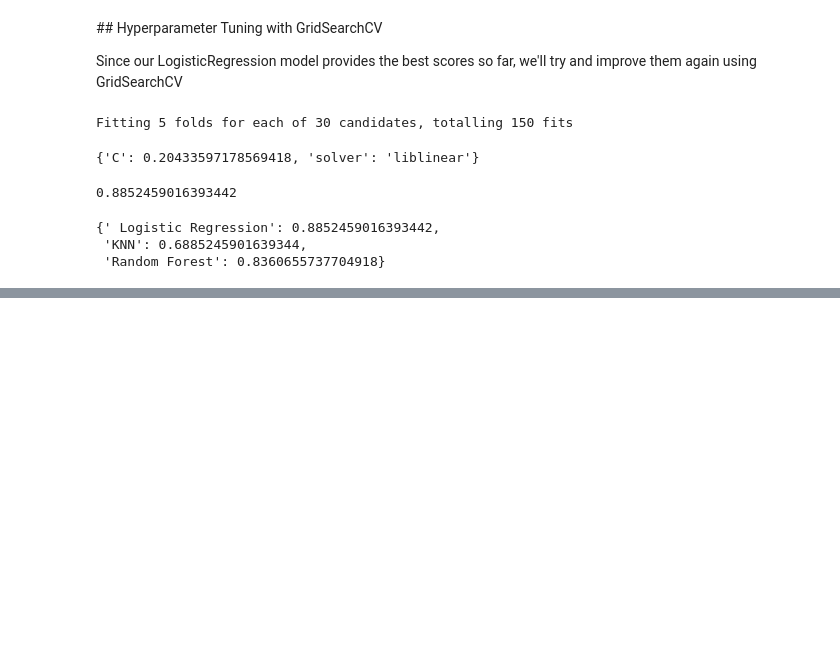
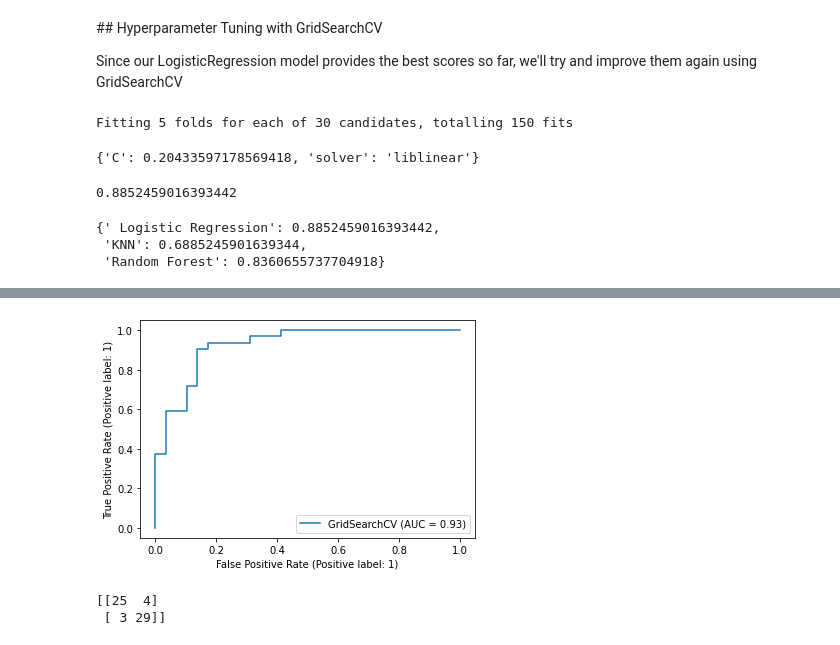
Before and after one commit to Viviana-MB/Project_one, a Jupyter notebook: Milestone Project 1 = Supervised Learning (Classification).ipynb, the cells around one changed output, grey strips where cells are left out. Saved outputs shown, nothing was run; the diff lists cells and outputs as text; code cells hidden in the pictures; blank space fills up the shorter version.

```diff
--- a/Milestone Project 1 = Supervised Learning (Classification).ipynb
+++ b/Milestone Project 1 = Supervised Learning (Classification).ipynb
@@ -752,0 +787,11 @@ model_scores
+# %%
+# Plot ROC curve and calculate AUC metric
+plot_roc_curve(gs_log_reg, X_test, y_test);
+# %% [output]
+[figure, added]
+# %%
+# Confusion matrix
+print(confusion_matrix(y_test, y_preds))
+# %% [output]
+[[25  4]
+ [ 3 29]]
```
Also changed, not shown: parts of 24 cells of this notebook.
